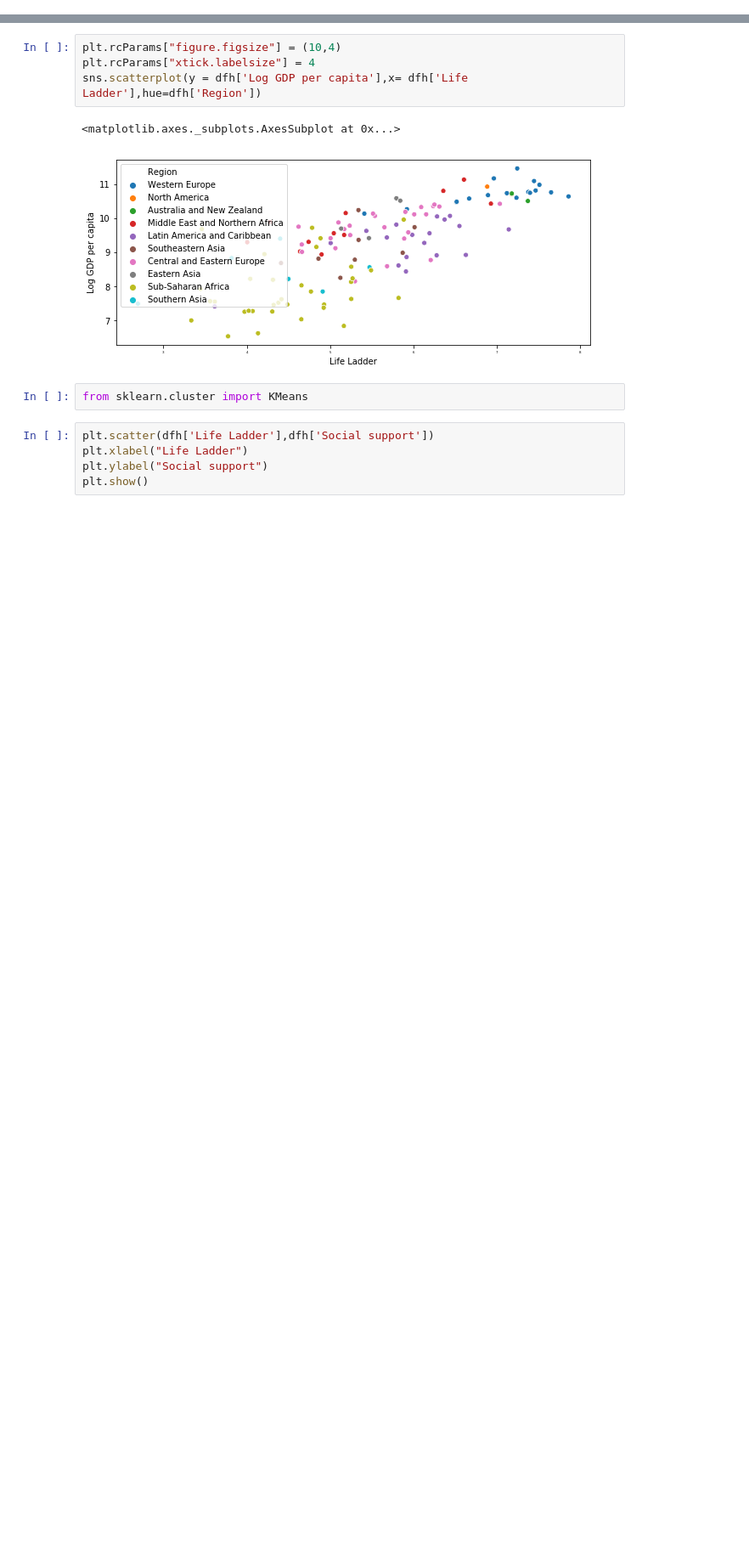
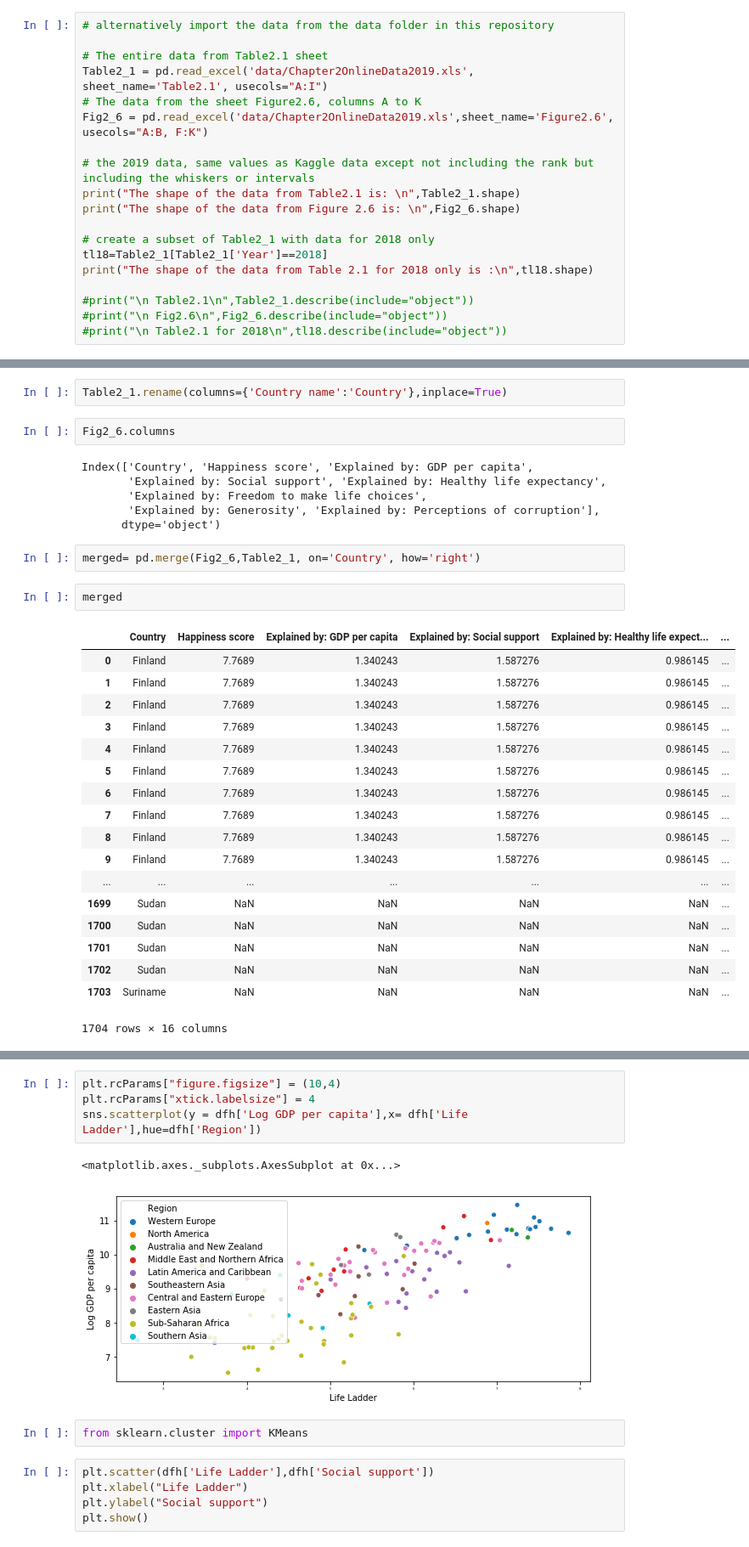
Before and after one commit to angela1C/Programming-for-Data-Analysis-Simulation-Project-2019, a Jupyter notebook: Untitled1.ipynb, the cells around one changed output, grey strips where cells are left out. Shown at 85% size. Drawn from its saved outputs; the diff is of its cells as text; blank space fills up the shorter version.

```diff
--- a/Untitled1.ipynb
+++ b/Untitled1.ipynb
@@ -13,0 +37,19 @@ pd.options.display.max_rows=12 # set options to display max number of rows
+# %%
+# alternatively import the data from the data folder in this repository
+
+# The entire data from Table2.1 sheet
+Table2_1 = pd.read_excel('data/Chapter2OnlineData2019.xls', sheet_name='Table2.1', usecols="A:I")
+# The data from the sheet Figure2.6, columns A to K
+Fig2_6 = pd.read_excel('data/Chapter2OnlineData2019.xls',sheet_name='Figure2.6', usecols="A:B, F:K")
+
+# the 2019 data, same values as Kaggle data except not including the rank but including the whiskers or intervals
+print("The shape of the data from Table2.1 is: \n",Table2_1.shape)
+print("The shape of the data from Figure 2.6 is: \n",Fig2_6.shape)
+
+# create a subset of Table2_1 with data for 2018 only
+tl18=Table2_1[Table2_1['Year']==2018]
+print("The shape of the data from Table 2.1 for 2018 only is :\n",tl18.shape)
+
+#print("\n Table2.1\n",Table2_1.describe(include="object"))
+#print("\n Fig2.6\n",Fig2_6.describe(include="object"))
+#print("\n Table2.1 for 2018\n",tl18.describe(include="object"))
@@ -13,0 +131,33 @@ pd.options.display.max_rows=12 # set options to display max number of rows
+# %%
+Table2_1.rename(columns={'Country name':'Country'},inplace=True)
+# %%
+Fig2_6.columns
+# %% [output]
+Index(['Country', 'Happiness score', 'Explained by: GDP per capita',
+       'Explained by: Social support', 'Explained by: Healthy life expectancy',
+       'Explained by: Freedom to make life choices',
+       'Explained by: Generosity', 'Explained by: Perceptions of corruption'],
+      dtype='object')
+# %%
+merged= pd.merge(Fig2_6,Table2_1, on='Country', how='right')
+# %%
+merged
+# %% [output]
+|  | Country | Happiness score | Explained by: GDP per capita | Explained by: Social support | Explained by: Healthy life expect... | ... |
+| 0 | Finland | 7.7689 | 1.340243 | 1.587276 | 0.986145 | ... |
+| 1 | Finland | 7.7689 | 1.340243 | 1.587276 | 0.986145 | ... |
+| 2 | Finland | 7.7689 | 1.340243 | 1.587276 | 0.986145 | ... |
+| 3 | Finland | 7.7689 | 1.340243 | 1.587276 | 0.986145 | ... |
+| 4 | Finland | 7.7689 | 1.340243 | 1.587276 | 0.986145 | ... |
+| 5 | Finland | 7.7689 | 1.340243 | 1.587276 | 0.986145 | ... |
+| 6 | Finland | 7.7689 | 1.340243 | 1.587276 | 0.986145 | ... |
+| 7 | Finland | 7.7689 | 1.340243 | 1.587276 | 0.986145 | ... |
+| 8 | Finland | 7.7689 | 1.340243 | 1.587276 | 0.986145 | ... |
+| 9 | Finland | 7.7689 | 1.340243 | 1.587276 | 0.986145 | ... |
+| ... | ... | ... | ... | ... | ... | ... |
+| 1699 | Sudan | NaN | NaN | NaN | NaN | ... |
+| 1700 | Sudan | NaN | NaN | NaN | NaN | ... |
+| 1701 | Sudan | NaN | NaN | NaN | NaN | ... |
+| 1702 | Sudan | NaN | NaN | NaN | NaN | ... |
+| 1703 | Suriname | NaN | NaN | NaN | NaN | ... |
+1704 rows × 16 columns
```
Also changed, not shown: parts of 19 cells of this notebook, 1 other file.
